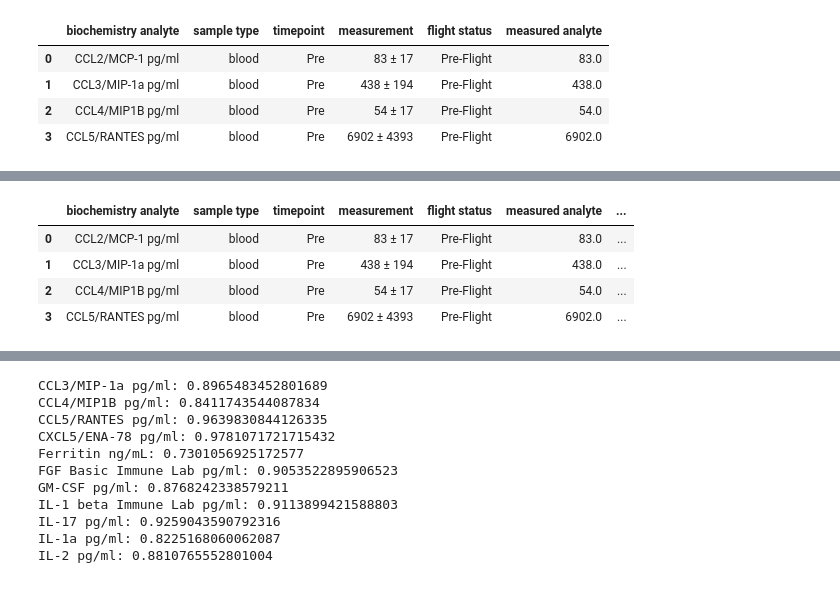
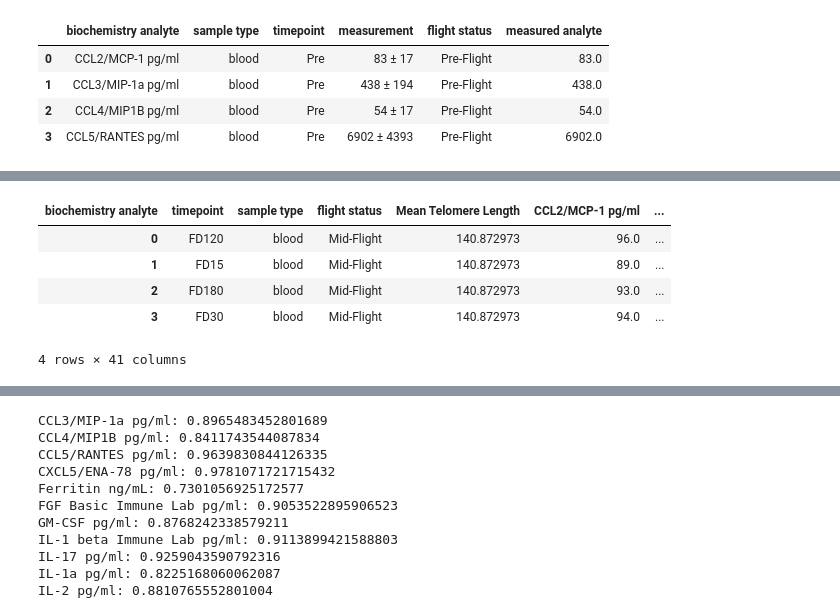
Before and after one commit to Jared-Luxton/NASA-astronauts-telomeres-chromosomes, a Jupyter notebook: NASA_telomeres/03a NASA Astros Telo Data Visualization and Stats.ipynb, the cells around one changed output, grey strips where cells are left out. Saved outputs shown, nothing was run; the diff lists cells and outputs as text; code cells hidden in the pictures.

```diff
--- a/NASA_telomeres/03a NASA Astros Telo Data Visualization and Stats.ipynb
+++ b/NASA_telomeres/03a NASA Astros Telo Data Visualization and Stats.ipynb
@@ -532,3 +545,6 @@ merge_blood_telos = melt_blood_biochem_data.merge(group_astros_telos, on = 'flig
 
 # seems more sensible to correlate average telomere length @ pre/mid/post with analytes at each of their timepoints,
 # b.c provides more timepoints to correlate w/
+# %%
+merge_blood_telos.rename(columns={'telo means':'Mean Telomere Length'}, inplace=True)
+merge_blood_telos.head(4)
@@ -535,8 +557,14 @@ merge_blood_telos = melt_blood_biochem_data.merge(group_astros_telos, on = 'flig
+# %%
+pivot_merge_blood_telos = merge_blood_telos.pivot_table(index=['timepoint', 'sample type', 'flight status', 'Mean Telomere Length'],
+                                                        columns='biochemistry analyte', values='measured analyte').reset_index()
+
+pivot_merge_blood_telos.to_csv('../excel data/pivot_merge_blood_telos.csv', index=False)
 # %%
-merge_blood_telos.head(4)
+pivot_merge_blood_telos.head(4)
 # %% [output]
-|  | biochemistry analyte | sample type | timepoint | measurement | flight status | measured analyte | ... |
-| 0 | CCL2/MCP-1 pg/ml | blood | Pre | 83 ± 17 | Pre-Flight | 83.0 | ... |
-| 1 | CCL3/MIP-1a pg/ml | blood | Pre | 438 ± 194 | Pre-Flight | 438.0 | ... |
-| 2 | CCL4/MIP1B pg/ml | blood | Pre | 54 ± 17 | Pre-Flight | 54.0 | ... |
-| 3 | CCL5/RANTES pg/ml | blood | Pre | 6902 ± 4393 | Pre-Flight | 6902.0 | ... |
+| biochemistry analyte | timepoint | sample type | flight status | Mean Telomere Length | CCL2/MCP-1 pg/ml | ... |
+| 0 | FD120 | blood | Mid-Flight | 140.872973 | 96.0 | ... |
+| 1 | FD15 | blood | Mid-Flight | 140.872973 | 89.0 | ... |
+| 2 | FD180 | blood | Mid-Flight | 140.872973 | 93.0 | ... |
+| 3 | FD30 | blood | Mid-Flight | 140.872973 | 94.0 | ... |
+4 rows × 41 columns
```
Also changed, not shown: parts of 15 cells of this notebook.
